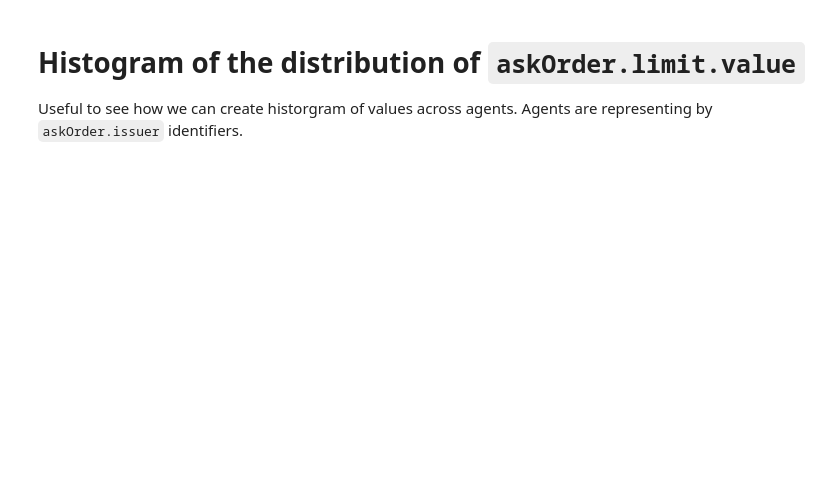
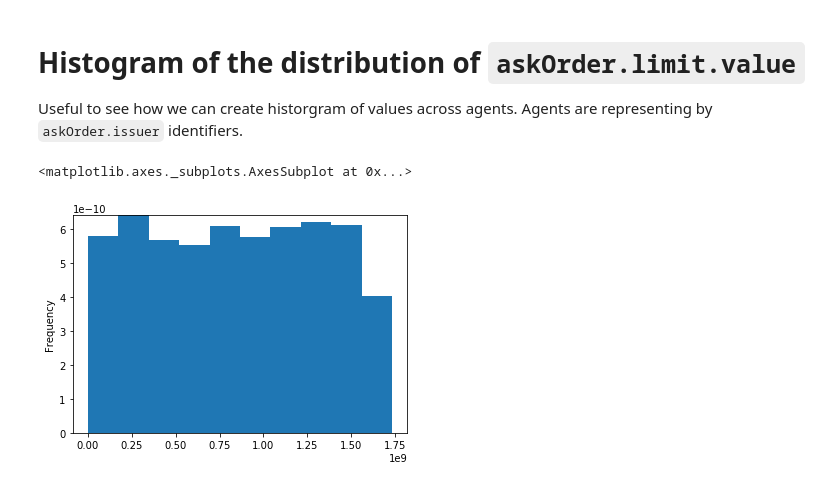
Before and after one commit to ScalABM/auctions-simulation-example, a Jupyter notebook: auctions-simulation.ipynb, the cells around one changed output. Cells and saved outputs as stored; diff of their text form; code cells hidden in the pictures; blank space fills up the shorter version.

```diff
--- a/auctions-simulation.ipynb
+++ b/auctions-simulation.ipynb
@@ -48,5 +120,11 @@ Ideally, we should plot the `askOrder.limit.value`, `bidOrder.limit.value`, and
 # Histogram of the distribution of `askOrder.limit.value`
 
 Useful to see how we can create historgram of values across agents.  Agents are representing by `askOrder.issuer` identifiers.
+# %%
+# limit price for ask orders was sampled from U[1, 2147483647]
+df.ask_price.plot(kind='hist', normed=True)
+# %% [output]
+<matplotlib.axes._subplots.AxesSubplot at 0x...>
+[figure, added]
 # %%
 # TODO: interactive histogram of the data using plotly (or similar)
```
Also changed, not shown: parts of 12 cells of this notebook, 1 other file.
